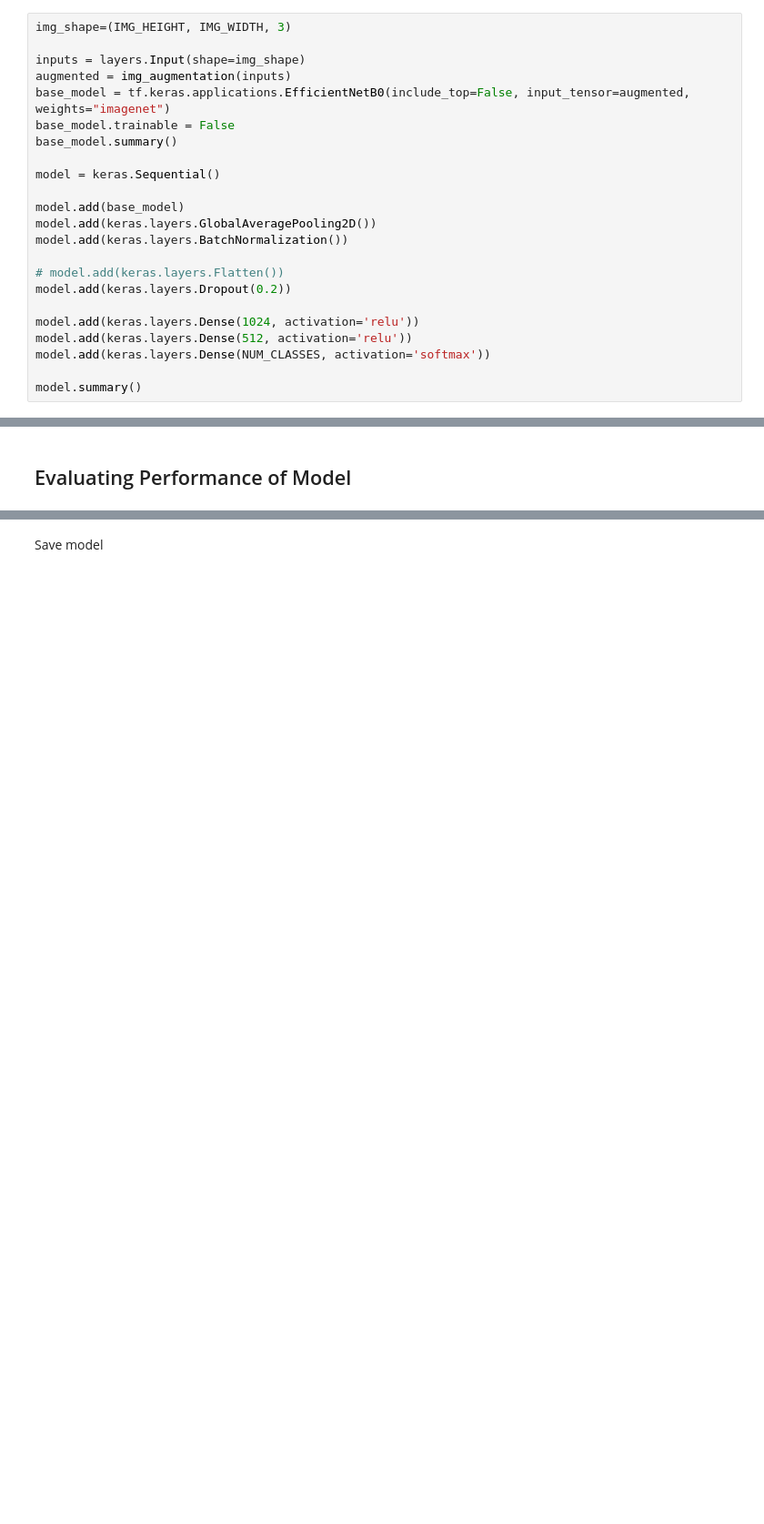
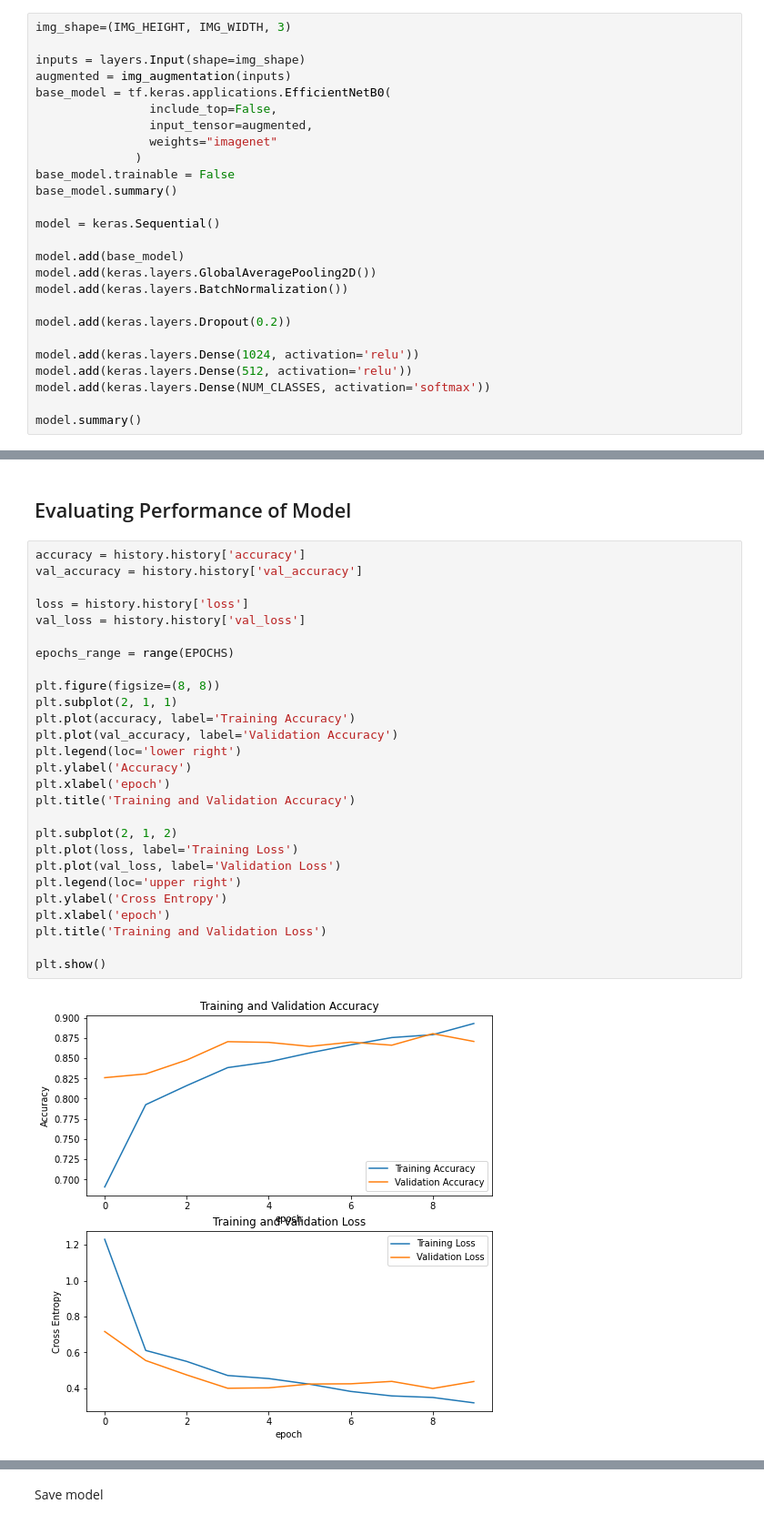
Before and after one commit to chiiida/food-classification, a Jupyter notebook: food_classification.ipynb, the cells around one changed output, grey strips where cells are left out. Shown at 91% size. Drawn from its saved outputs; the diff is of its cells as text; blank space fills up the shorter version.

```diff
--- a/food_classification.ipynb
+++ b/food_classification.ipynb
@@ -180,7 +180,11 @@ img_shape=(IMG_HEIGHT, IMG_WIDTH, 3)
 
 inputs = layers.Input(shape=img_shape)
 augmented = img_augmentation(inputs)
-base_model = tf.keras.applications.EfficientNetB0(include_top=False, input_tensor=augmented, weights="imagenet")
+base_model = tf.keras.applications.EfficientNetB0(
+                include_top=False,
+                input_tensor=augmented,
+                weights="imagenet"
+              )
 base_model.trainable = False
 base_model.summary()
 
@@ -190,7 +194,6 @@ model.add(base_model)
 model.add(keras.layers.GlobalAveragePooling2D())
 model.add(keras.layers.BatchNormalization())
 
-# model.add(keras.layers.Flatten())
 model.add(keras.layers.Dropout(0.2))
 
 model.add(keras.layers.Dense(1024, activation='relu'))
@@ -252,2 +255,31 @@ Epoch 10/10
 # %% [markdown]
 ## Evaluating Performance of Model
+# %%
+accuracy = history.history['accuracy']
+val_accuracy = history.history['val_accuracy']
+
+loss = history.history['loss']
+val_loss = history.history['val_loss']
+
+epochs_range = range(EPOCHS)
+
+plt.figure(figsize=(8, 8))
+plt.subplot(2, 1, 1)
+plt.plot(accuracy, label='Training Accuracy')
+plt.plot(val_accuracy, label='Validation Accuracy')
+plt.legend(loc='lower right')
+plt.ylabel('Accuracy')
+plt.xlabel('epoch')
+plt.title('Training and Validation Accuracy')
+
+plt.subplot(2, 1, 2)
+plt.plot(loss, label='Training Loss')
+plt.plot(val_loss, label='Validation Loss')
+plt.legend(loc='upper right')
+plt.ylabel('Cross Entropy')
+plt.xlabel('epoch')
+plt.title('Training and Validation Loss')
+
+plt.show()
+# %% [output]
+[figure, added]
```
Also changed, not shown: parts of 20 cells of this notebook.
